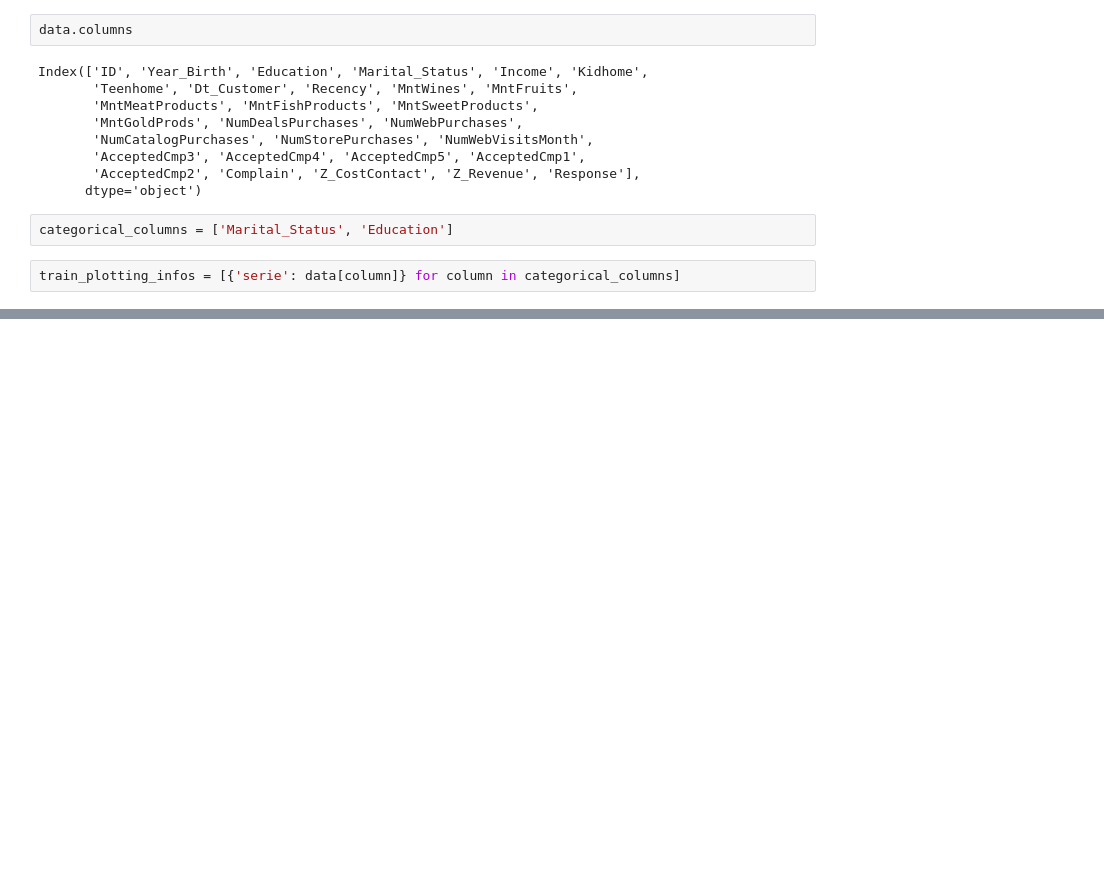
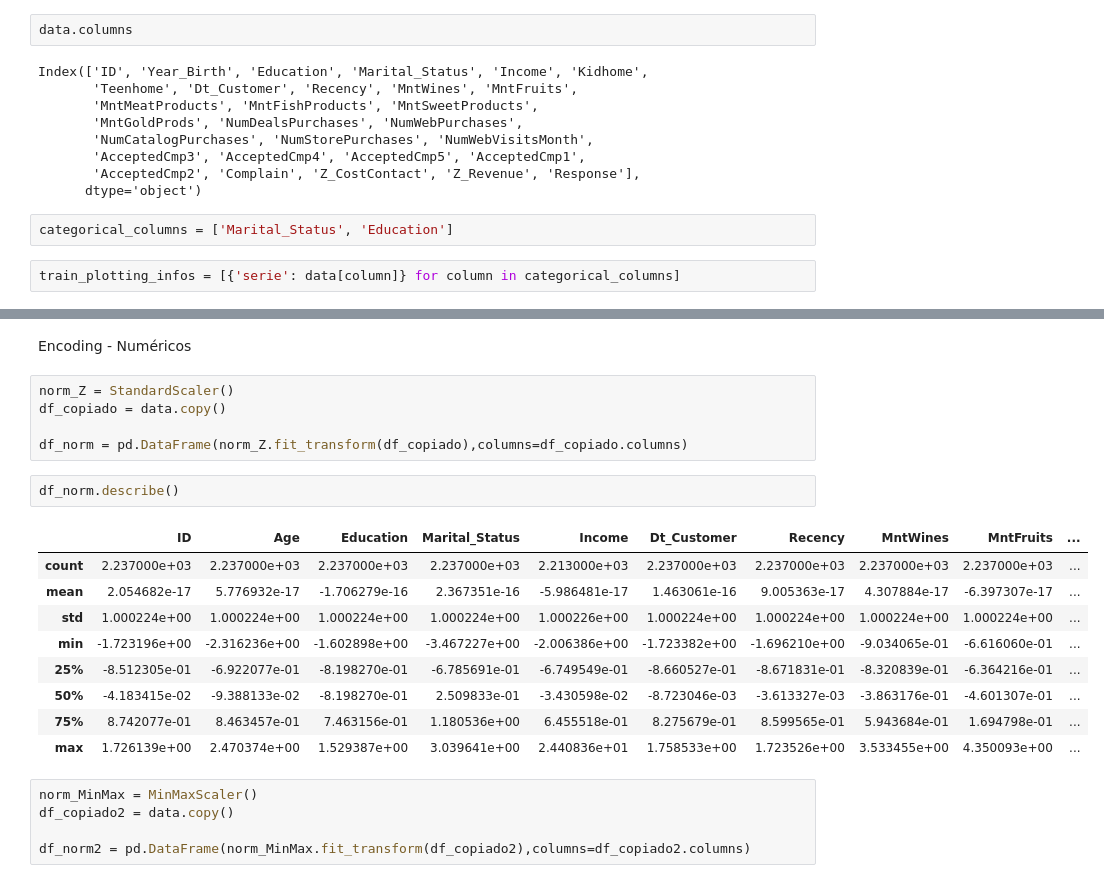
Before and after one commit to ednaelxd/clients_profile, a Jupyter notebook: client_profile.ipynb, the cells around one changed output, grey strips where cells are left out. Drawn from its saved outputs; the diff is of its cells as text; blank space fills up the shorter version.

```diff
--- a/client_profile.ipynb
+++ b/client_profile.ipynb
@@ -176,0 +299,24 @@ plot_grid([[show_value_counts, plotting_info] for plotting_info in train_plottin
+# %% [markdown]
+Encoding - Numéricos
+# %%
+norm_Z = StandardScaler()
+df_copiado = data.copy()
+
+df_norm = pd.DataFrame(norm_Z.fit_transform(df_copiado),columns=df_copiado.columns)
+# %%
+df_norm.describe()
+# %% [output]
+|  | ID | Age | Education | Marital_Status | Income | Dt_Customer | Recency | MntWines | MntFruits | ... |
+| count | 2.237000e+03 | 2.237000e+03 | 2.237000e+03 | 2.237000e+03 | 2.213000e+03 | 2.237000e+03 | 2.237000e+03 | 2.237000e+03 | 2.237000e+03 | ... |
+| mean | 2.054682e-17 | 5.776932e-17 | -1.706279e-16 | 2.367351e-16 | -5.986481e-17 | 1.463061e-16 | 9.005363e-17 | 4.307884e-17 | -6.397307e-17 | ... |
+| std | 1.000224e+00 | 1.000224e+00 | 1.000224e+00 | 1.000224e+00 | 1.000226e+00 | 1.000224e+00 | 1.000224e+00 | 1.000224e+00 | 1.000224e+00 | ... |
+| min | -1.723196e+00 | -2.316236e+00 | -1.602898e+00 | -3.467227e+00 | -2.006386e+00 | -1.723382e+00 | -1.696210e+00 | -9.034065e-01 | -6.616060e-01 | ... |
+| 25% | -8.512305e-01 | -6.922077e-01 | -8.198270e-01 | -6.785691e-01 | -6.749549e-01 | -8.660527e-01 | -8.671831e-01 | -8.320839e-01 | -6.364216e-01 | ... |
+| 50% | -4.183415e-02 | -9.388133e-02 | -8.198270e-01 | 2.509833e-01 | -3.430598e-02 | -8.723046e-03 | -3.613327e-03 | -3.863176e-01 | -4.601307e-01 | ... |
+| 75% | 8.742077e-01 | 8.463457e-01 | 7.463156e-01 | 1.180536e+00 | 6.455518e-01 | 8.275679e-01 | 8.599565e-01 | 5.943684e-01 | 1.694798e-01 | ... |
+| max | 1.726139e+00 | 2.470374e+00 | 1.529387e+00 | 3.039641e+00 | 2.440836e+01 | 1.758533e+00 | 1.723526e+00 | 3.533455e+00 | 4.350093e+00 | ... |
+# %%
+norm_MinMax = MinMaxScaler()
+df_copiado2 = data.copy()
+
+df_norm2 = pd.DataFrame(norm_MinMax.fit_transform(df_copiado2),columns=df_copiado2.columns)
```
Also changed, not shown: parts of 34 cells of this notebook.
